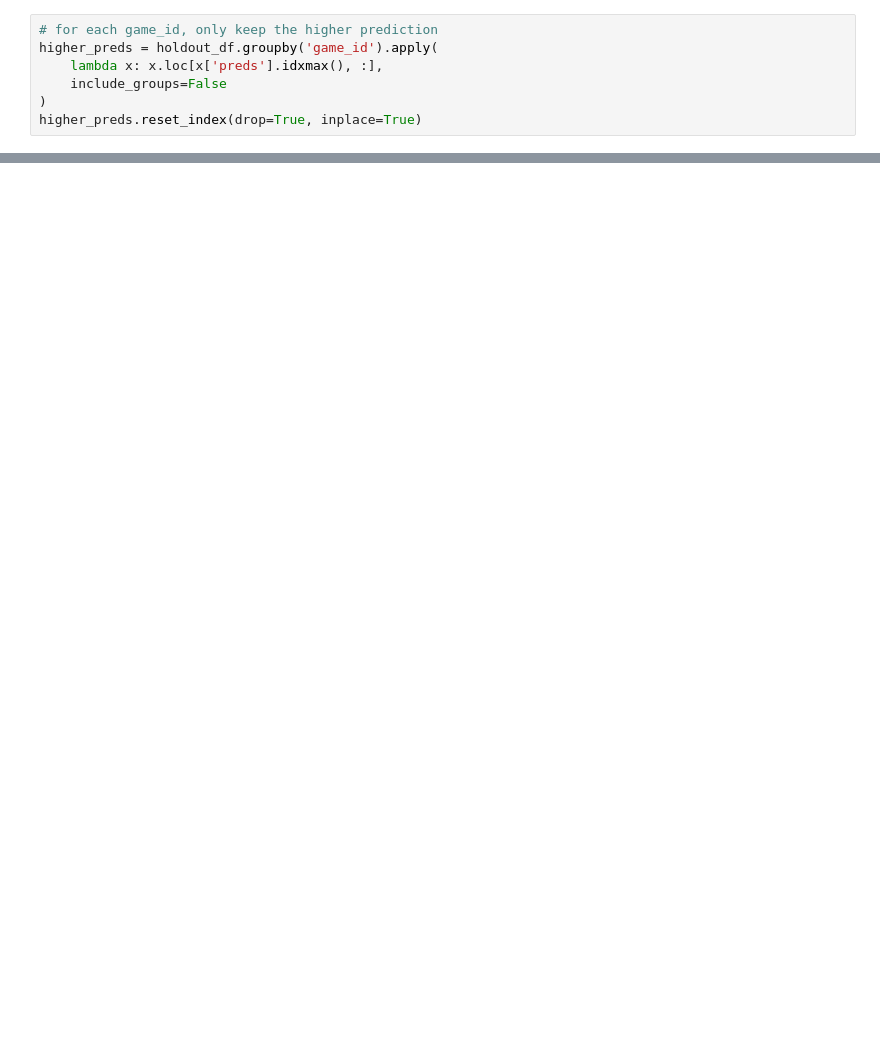
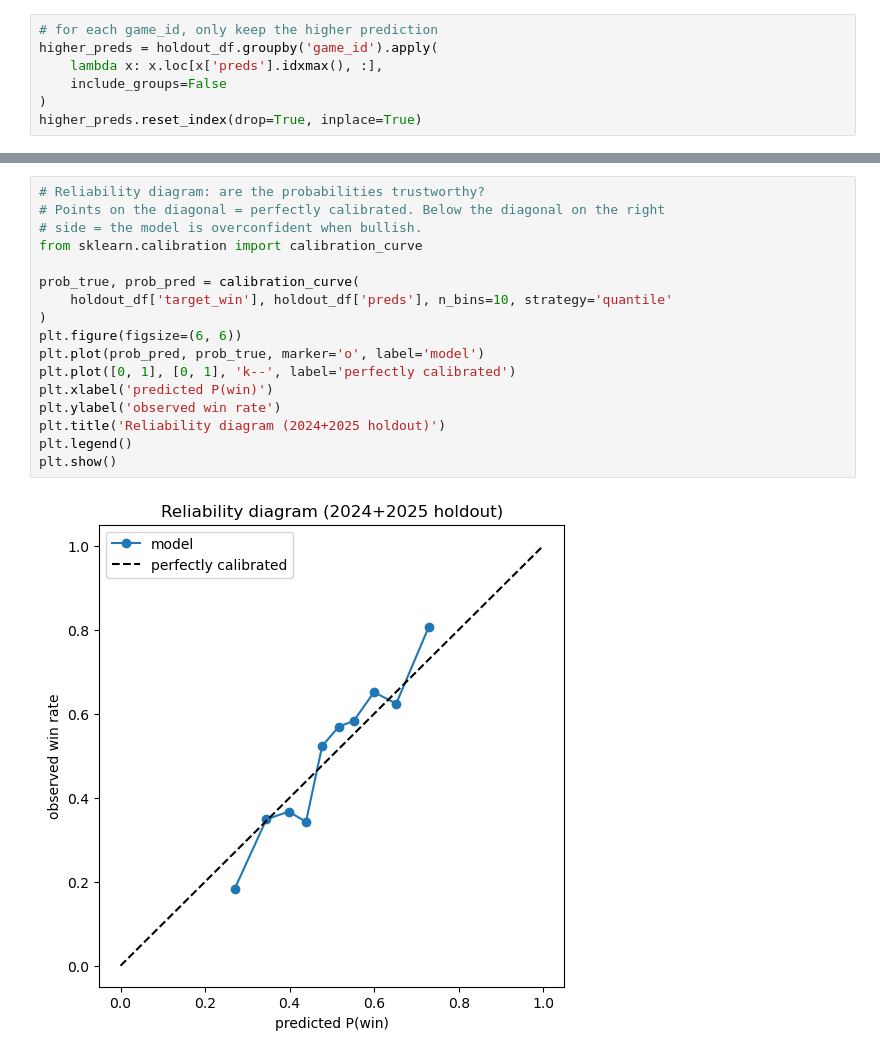
Before and after one commit to darkhark/nfl-predictions, a Jupyter notebook: notebooks/model_training/predict_games/schedule_and_weekly/cross_validation/grid_search.ipynb, the cells around one changed output, grey strips where cells are left out. Saved outputs shown, nothing was run; the diff lists cells and outputs as text; blank space fills up the shorter version.

```diff
--- a/notebooks/model_training/predict_games/schedule_and_weekly/cross_validation/grid_search.ipynb
+++ b/notebooks/model_training/predict_games/schedule_and_weekly/cross_validation/grid_search.ipynb
@@ -250,0 +305,19 @@ dtype: float64
+# %%
+# Reliability diagram: are the probabilities trustworthy?
+# Points on the diagonal = perfectly calibrated. Below the diagonal on the right
+# side = the model is overconfident when bullish.
+from sklearn.calibration import calibration_curve
+
+prob_true, prob_pred = calibration_curve(
+    holdout_df['target_win'], holdout_df['preds'], n_bins=10, strategy='quantile'
+)
+plt.figure(figsize=(6, 6))
+plt.plot(prob_pred, prob_true, marker='o', label='model')
+plt.plot([0, 1], [0, 1], 'k--', label='perfectly calibrated')
+plt.xlabel('predicted P(win)')
+plt.ylabel('observed win rate')
+plt.title('Reliability diagram (2024+2025 holdout)')
+plt.legend()
+plt.show()
+# %% [output]
+[figure, added]
```
Also changed, not shown: parts of 16 cells of this notebook, 9 other files.
